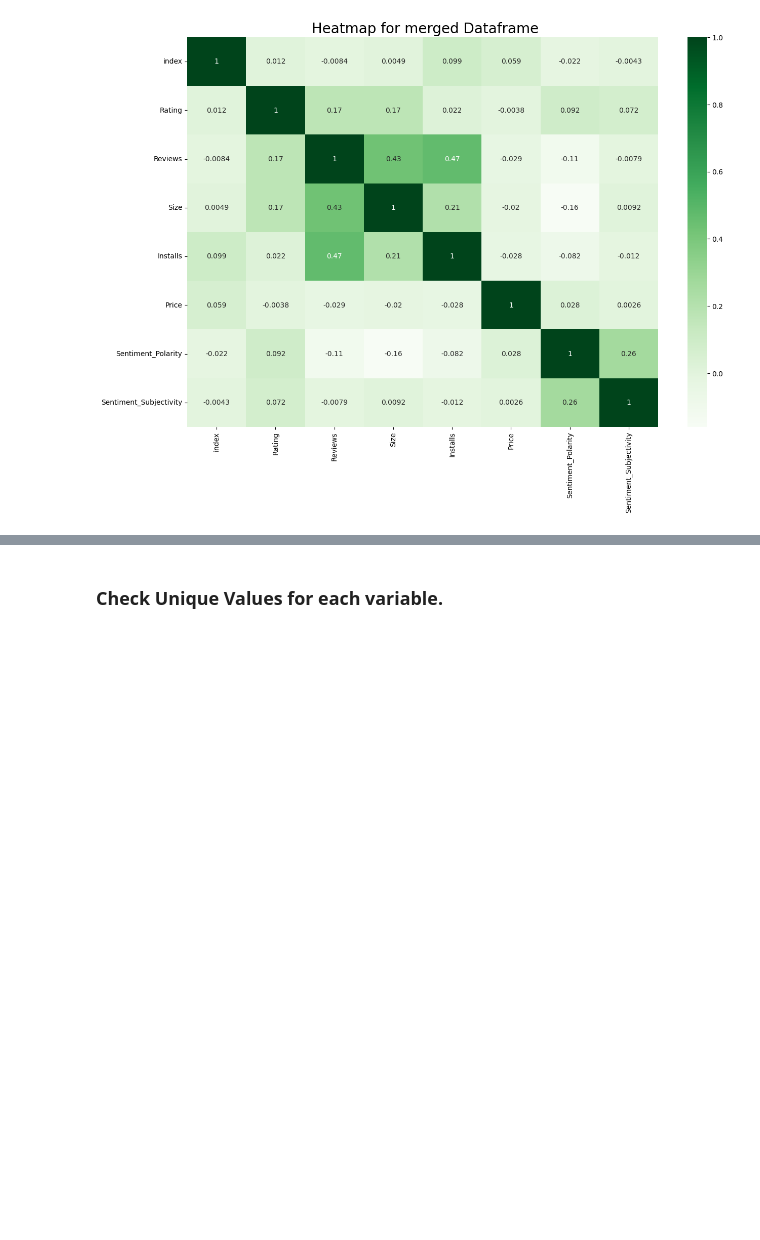
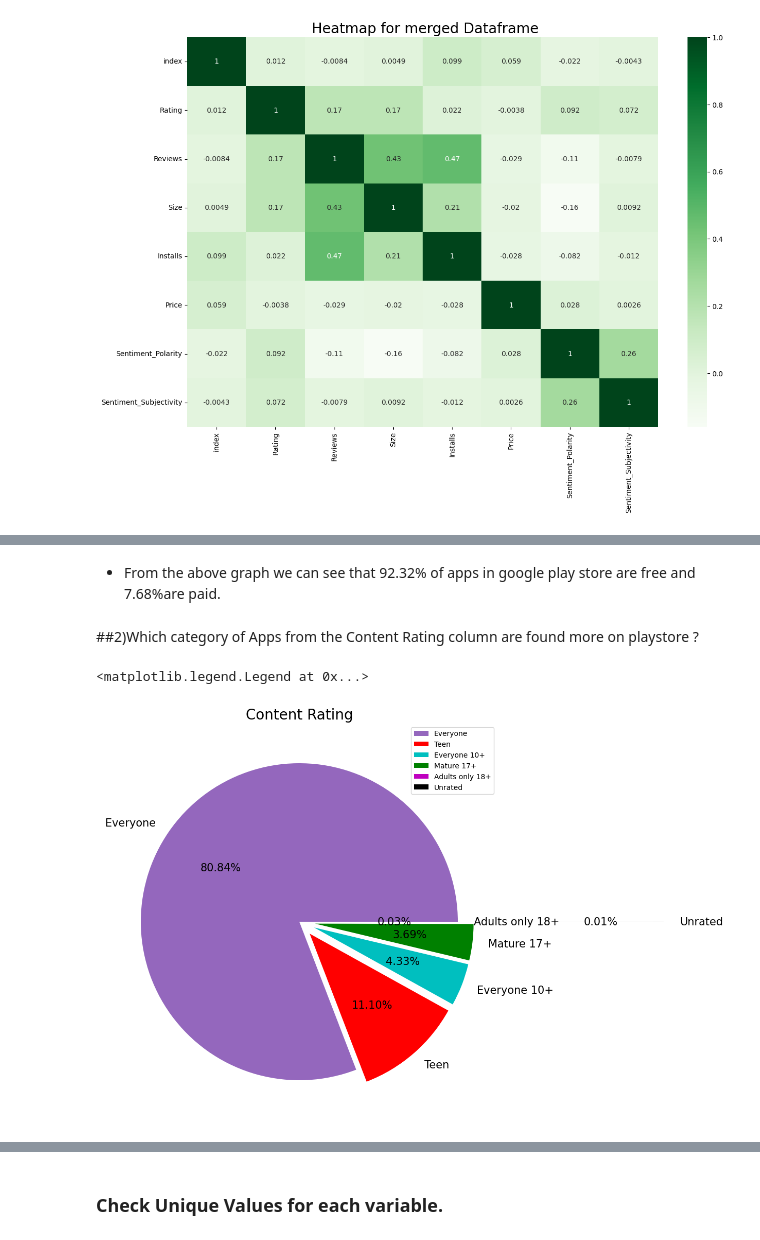
Before and after one commit to chauhan-jaswant/EDA-PROJECT, a Jupyter notebook: Play_Store_App_Review_Analysis.ipynb, the cells around one changed output, grey strips where cells are left out. Drawn from its saved outputs; the diff is of its cells as text; code cells hidden in the pictures; blank space fills up the shorter version.

```diff
--- a/Play_Store_App_Review_Analysis.ipynb
+++ b/Play_Store_App_Review_Analysis.ipynb
@@ -808,0 +820,20 @@ Answer Here
+# %% [markdown]
+
+
+* From the above graph we can see that 92.32% of apps in google play store are free and 7.68%are paid.
+# %% [markdown]
+##2)Which category of Apps from the Content Rating column are found more on playstore ?
+# %%
+data = df['Content Rating'].value_counts()
+labels = ['Everyone', 'Teen', 'Everyone 10+', 'Mature 17+','Adults only 18+', 'Unrated']
+
+#create pie chart
+plt.figure(figsize=(10,10))
+explode=(0,0.1,0.1,0.1,0.0,1.3)
+colors = ['C4', 'r', 'c', 'g', 'm', 'k']
+plt.pie(data, labels = labels, colors = colors, autopct='%.2f%%',explode=explode,textprops={'fontsize': 15})
+plt.title('Content Rating',size=20,loc='center')
+plt.legend()
+# %% [output]
+<matplotlib.legend.Legend at 0x...>
+[figure, added]
```
Also changed, not shown: parts of 148 cells of this notebook.
